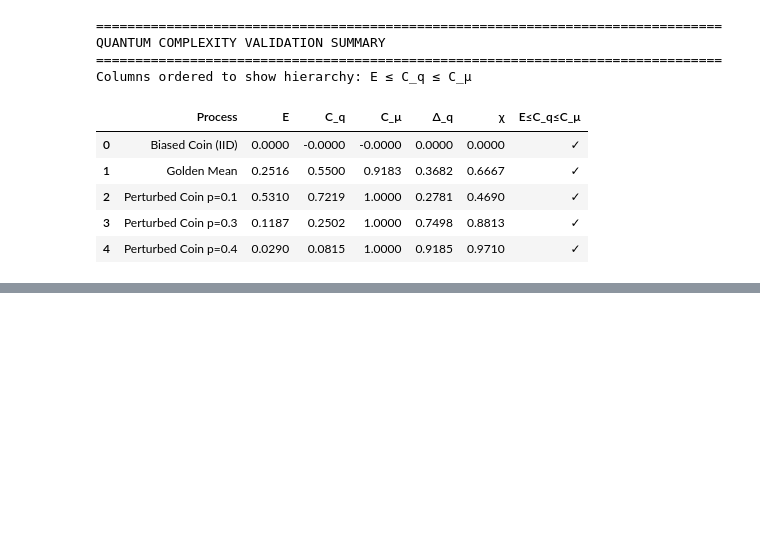
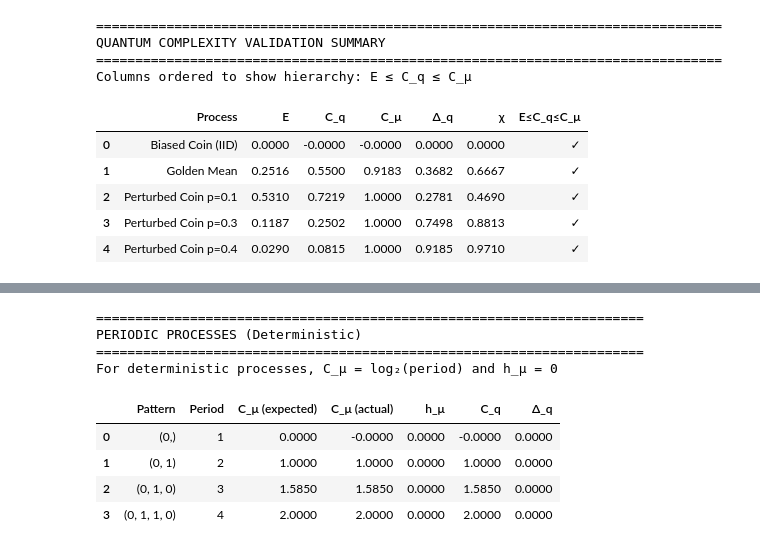
Before and after one commit to johnazariah/emic, a Jupyter notebook: notebooks/quantum_validation.ipynb, the cells around one changed output, grey strips where cells are left out. Cells and saved outputs as stored; diff of their text form; code cells hidden in the pictures; blank space fills up the shorter version.

```diff
--- a/notebooks/quantum_validation.ipynb
+++ b/notebooks/quantum_validation.ipynb
@@ -551,0 +628,44 @@ Columns ordered to show hierarchy: E ≤ C_q ≤ C_μ
+# %%
+# Test Periodic Process
+# Periodic: deterministic, h_μ = 0, C_μ = log(period)
+
+print("\n" + "=" * 70)
+print("PERIODIC PROCESSES (Deterministic)")
+print("=" * 70)
+
+results = []
+for pattern in [(0,), (0, 1), (0, 1, 0), (0, 1, 1, 0)]:
+    source = PeriodicSource(pattern=pattern)
+    machine = source.true_machine
+
+    C_mu = statistical_complexity(machine)
+    h_mu = entropy_rate(machine)
+    C_q = quantum_complexity(machine)
+    Delta_q = quantum_advantage(machine)
+
+    results.append(
+        {
+            "Pattern": str(pattern),
+            "Period": len(pattern),
+            "C_μ (expected)": f"{np.log2(len(pattern)):.4f}",
+            "C_μ (actual)": f"{C_mu:.4f}",
+            "h_μ": f"{h_mu:.4f}",
+            "C_q": f"{C_q:.4f}",
+            "Δ_q": f"{Delta_q:.4f}",
+        }
+    )
+
+df_periodic = pd.DataFrame(results)
+print("For deterministic processes, C_μ = log₂(period) and h_μ = 0")
+print()
+display(df_periodic)
+# %% [output]
+======================================================================
+PERIODIC PROCESSES (Deterministic)
+======================================================================
+For deterministic processes, C_μ = log₂(period) and h_μ = 0
+|  | Pattern | Period | C_μ (expected) | C_μ (actual) | h_μ | C_q | Δ_q |
+| 0 | (0,) | 1 | 0.0000 | -0.0000 | 0.0000 | -0.0000 | 0.0000 |
+| 1 | (0, 1) | 2 | 1.0000 | 1.0000 | 0.0000 | 1.0000 | 0.0000 |
+| 2 | (0, 1, 0) | 3 | 1.5850 | 1.5850 | 0.0000 | 1.5850 | 0.0000 |
+| 3 | (0, 1, 1, 0) | 4 | 2.0000 | 2.0000 | 0.0000 | 2.0000 | 0.0000 |
```
Also changed, not shown: parts of 7 cells of this notebook.
